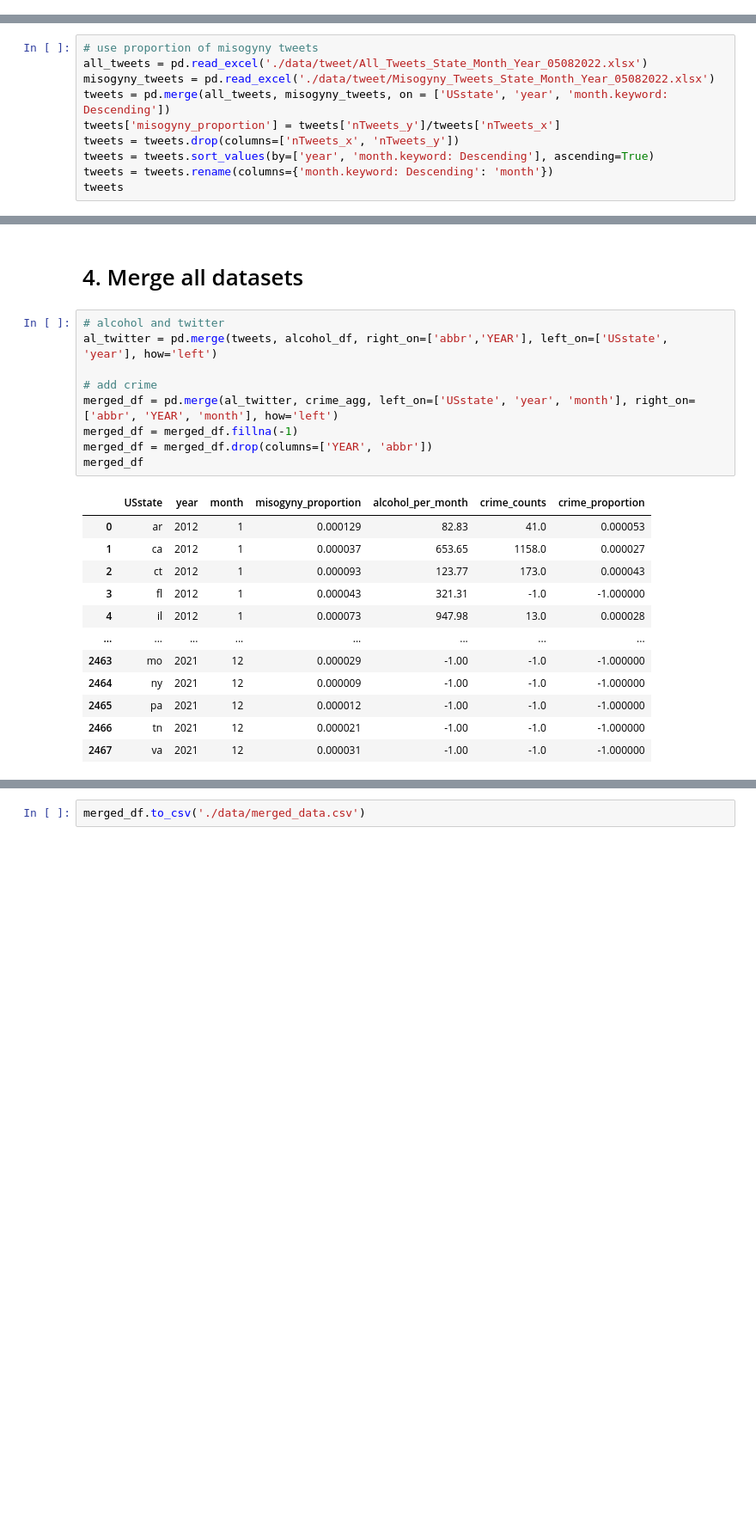
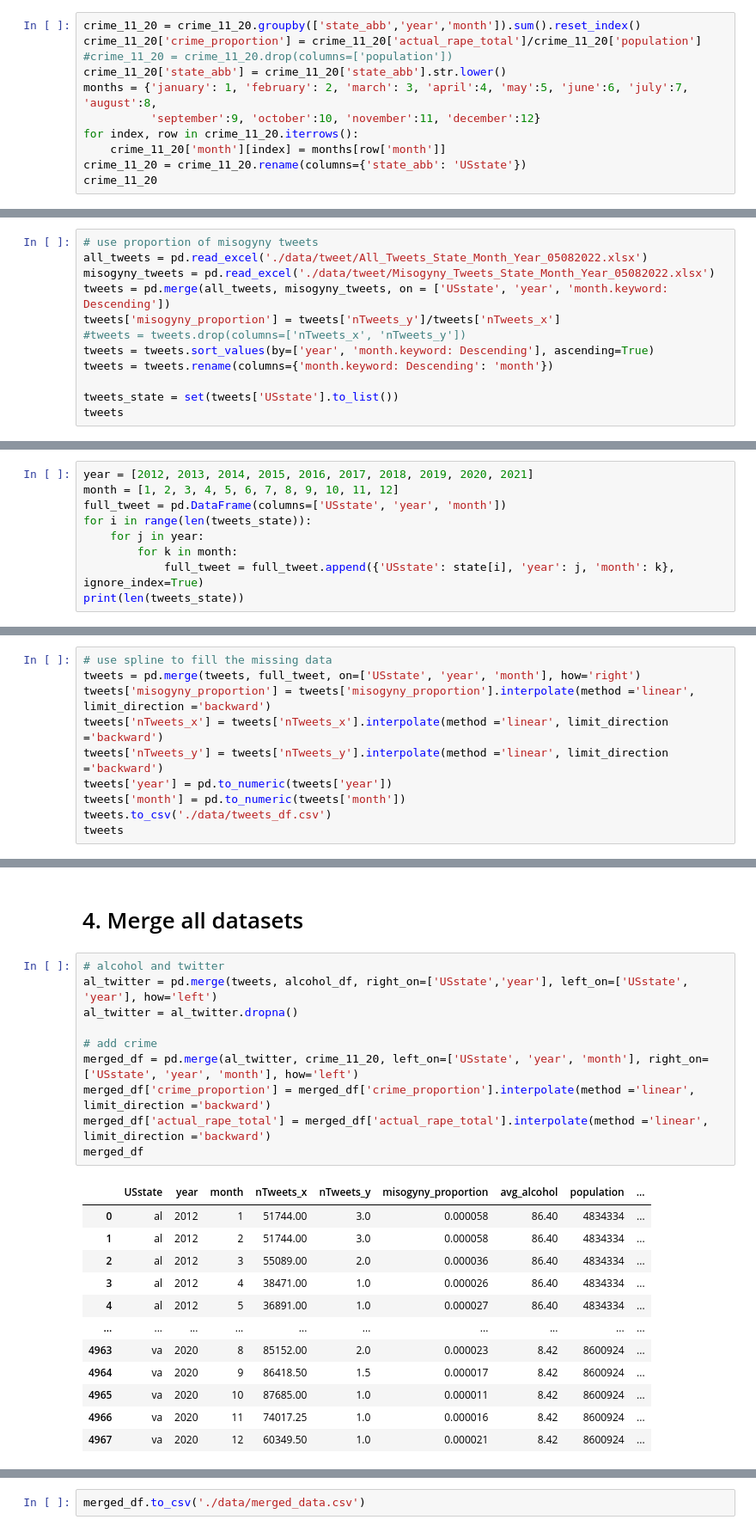
Before and after one commit to cenxi-si/DS-industry-project-group35, a Jupyter notebook: Data Prepossessing.ipynb, the cells around one changed output, grey strips where cells are left out. Shown at 86% size. Cells and saved outputs as stored; diff of their text form; blank space fills up the shorter version.

```diff
--- a/Data Prepossessing.ipynb
+++ b/Data Prepossessing.ipynb
@@ -75,0 +81,11 @@ See the caveats in the documentation: https://pandas.pydata.org/pandas-docs/stab
+# %%
+crime_11_20 = crime_11_20.groupby(['state_abb','year','month']).sum().reset_index()
+crime_11_20['crime_proportion'] = crime_11_20['actual_rape_total']/crime_11_20['population']
+#crime_11_20 = crime_11_20.drop(columns=['population'])
+crime_11_20['state_abb'] = crime_11_20['state_abb'].str.lower()
+months = {'january': 1, 'february': 2, 'march': 3, 'april':4, 'may':5, 'june':6, 'july':7, 'august':8,
+          'september':9, 'october':10, 'november':11, 'december':12}
+for index, row in crime_11_20.iterrows():
+    crime_11_20['month'][index] = months[row['month']]
+crime_11_20 = crime_11_20.rename(columns={'state_abb': 'USstate'})
+crime_11_20
@@ -130,8 +190,10 @@ all_tweets = pd.read_excel('./data/tweet/All_Tweets_State_Month_Year_05082022.xl
 misogyny_tweets = pd.read_excel('./data/tweet/Misogyny_Tweets_State_Month_Year_05082022.xlsx')
 tweets = pd.merge(all_tweets, misogyny_tweets, on = ['USstate', 'year', 'month.keyword: Descending'])
 tweets['misogyny_proportion'] = tweets['nTweets_y']/tweets['nTweets_x']
-tweets = tweets.drop(columns=['nTweets_x', 'nTweets_y'])
+#tweets = tweets.drop(columns=['nTweets_x', 'nTweets_y'])
 tweets = tweets.sort_values(by=['year', 'month.keyword: Descending'], ascending=True)
 tweets = tweets.rename(columns={'month.keyword: Descending': 'month'})
+
+tweets_state = set(tweets['USstate'].to_list())
 tweets
 # %% [output]
@@ -150,0 +213,9 @@ tweets
+# %%
+year = [2012, 2013, 2014, 2015, 2016, 2017, 2018, 2019, 2020, 2021]
+month = [1, 2, 3, 4, 5, 6, 7, 8, 9, 10, 11, 12]
+full_tweet = pd.DataFrame(columns=['USstate', 'year', 'month'])
+for i in range(len(tweets_state)):
+    for j in year:
+        for k in month:
+            full_tweet = full_tweet.append({'USstate': state[i], 'year': j, 'month': k}, ignore_index=True)
+print(len(tweets_state))
@@ -150,0 +224,10 @@ tweets
+# %%
+# use spline to fill the missing data
+tweets = pd.merge(tweets, full_tweet, on=['USstate', 'year', 'month'], how='right')
+tweets['misogyny_proportion'] = tweets['misogyny_proportion'].interpolate(method ='linear', limit_direction ='backward')
+tweets['nTweets_x'] = tweets['nTweets_x'].interpolate(method ='linear', limit_direction ='backward')
+tweets['nTweets_y'] = tweets['nTweets_y'].interpolate(method ='linear', limit_direction ='backward')
+tweets['year'] = pd.to_numeric(tweets['year'])
+tweets['month'] = pd.to_numeric(tweets['month'])
+tweets.to_csv('./data/tweets_df.csv')
+tweets
@@ -152,23 +249,24 @@ tweets
 # 4. Merge all datasets
 # %%
 # alcohol and twitter
-al_twitter = pd.merge(tweets, alcohol_df, right_on=['abbr','YEAR'], left_on=['USstate', 'year'], how='left')
+al_twitter = pd.merge(tweets, alcohol_df, right_on=['USstate','year'], left_on=['USstate', 'year'], how='left')
+al_twitter = al_twitter.dropna()
 
 # add crime
-merged_df = pd.merge(al_twitter, crime_agg, left_on=['USstate', 'year', 'month'], right_on=['abbr', 'YEAR', 'month'], how='left')
-merged_df = merged_df.fillna(-1)
-merged_df = merged_df.drop(columns=['YEAR', 'abbr'])
+merged_df = pd.merge(al_twitter, crime_11_20, left_on=['USstate', 'year', 'month'], right_on=['USstate', 'year', 'month'], how='left')
+merged_df['crime_proportion'] = merged_df['crime_proportion'].interpolate(method ='linear', limit_direction ='backward')
+merged_df['actual_rape_total'] = merged_df['actual_rape_total'].interpolate(method ='linear', limit_direction ='backward')
 merged_df
 # %% [output]
-|  | USstate | year | month | misogyny_proportion | alcohol_per_month | crime_counts | crime_proportion |
-| 0 | ar | 2012 | 1 | 0.000129 | 82.83 | 41.0 | 0.000053 |
-| 1 | ca | 2012 | 1 | 0.000037 | 653.65 | 1158.0 | 0.000027 |
-| 2 | ct | 2012 | 1 | 0.000093 | 123.77 | 173.0 | 0.000043 |
-| 3 | fl | 2012 | 1 | 0.000043 | 321.31 | -1.0 | -1.000000 |
-| 4 | il | 2012 | 1 | 0.000073 | 947.98 | 13.0 | 0.000028 |
-| ... | ... | ... | ... | ... | ... | ... | ... |
-| 2463 | mo | 2021 | 12 | 0.000029 | -1.00 | -1.0 | -1.000000 |
-| 2464 | ny | 2021 | 12 | 0.000009 | -1.00 | -1.0 | -1.000000 |
-| 2465 | pa | 2021 | 12 | 0.000012 | -1.00 | -1.0 | -1.000000 |
-| 2466 | tn | 2021 | 12 | 0.000021 | -1.00 | -1.0 | -1.000000 |
-| 2467 | va | 2021 | 12 | 0.000031 | -1.00 | -1.0 | -1.000000 |
+|  | USstate | year | month | nTweets_x | nTweets_y | misogyny_proportion | avg_alcohol | population | ... |
+| 0 | al | 2012 | 1 | 51744.00 | 3.0 | 0.000058 | 86.40 | 4834334 | ... |
+| 1 | al | 2012 | 2 | 51744.00 | 3.0 | 0.000058 | 86.40 | 4834334 | ... |
+| 2 | al | 2012 | 3 | 55089.00 | 2.0 | 0.000036 | 86.40 | 4834334 | ... |
+| 3 | al | 2012 | 4 | 38471.00 | 1.0 | 0.000026 | 86.40 | 4834334 | ... |
+| 4 | al | 2012 | 5 | 36891.00 | 1.0 | 0.000027 | 86.40 | 4834334 | ... |
+| ... | ... | ... | ... | ... | ... | ... | ... | ... | ... |
+| 4963 | va | 2020 | 8 | 85152.00 | 2.0 | 0.000023 | 8.42 | 8600924 | ... |
+| 4964 | va | 2020 | 9 | 86418.50 | 1.5 | 0.000017 | 8.42 | 8600924 | ... |
+| 4965 | va | 2020 | 10 | 87685.00 | 1.0 | 0.000011 | 8.42 | 8600924 | ... |
+| 4966 | va | 2020 | 11 | 74017.25 | 1.0 | 0.000016 | 8.42 | 8600924 | ... |
+| 4967 | va | 2020 | 12 | 60349.50 | 1.0 | 0.000021 | 8.42 | 8600924 | ... |
```
Also changed, not shown: parts of 12 cells of this notebook, 17 other files.
